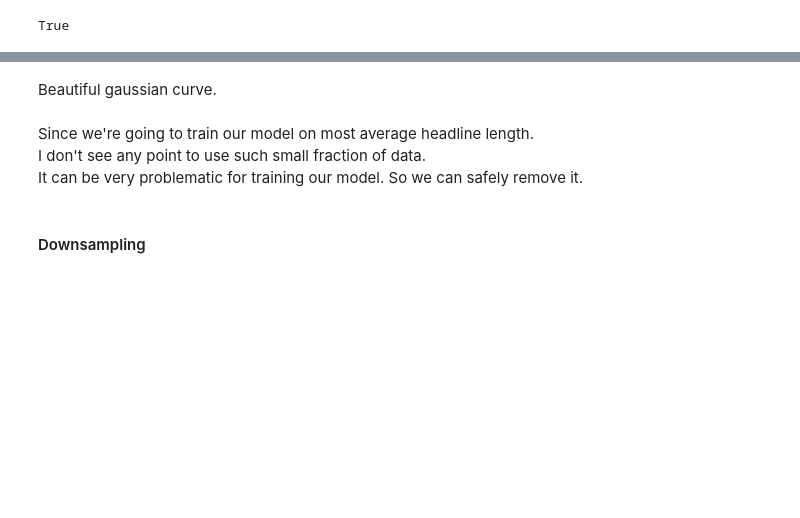
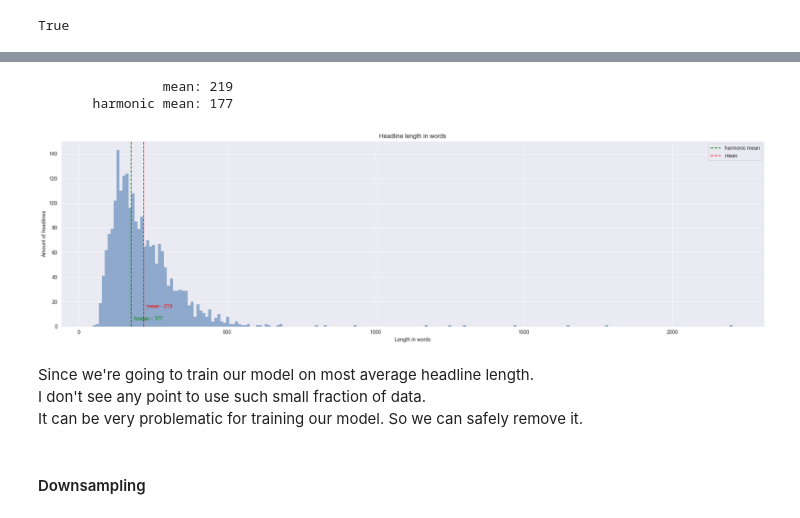
Before and after one commit to gracjan-p/bbc, a Jupyter notebook: notebooks/main.ipynb, the cells around one changed output, grey strips where cells are left out. Saved outputs shown, nothing was run; the diff lists cells and outputs as text; code cells hidden in the pictures; blank space fills up the shorter version.

```diff
--- a/notebooks/main.ipynb
+++ b/notebooks/main.ipynb
@@ -26,4 +26,3 @@ df
 2225 rows × 2 columns
 # %%
-df = df[['headline', 'short_description', 'category']]
-df
+df.info()
@@ -30,2 +39,2 @@ df
 # %%
-df['headline'] = df['headline'] + df['short_description']
+df['category'].unique()
@@ -32,3 +48,3 @@ df['headline'] = df['headline'] + df['short_description']
 # %%
-df['headline_len'] = df['headline'].apply(lambda x: len(str(x).split()))
-df['headline_len']
+df['length'] = df['text'].apply(lambda x: len(x.split()))
+df['length']
@@ -35,33 +64,40 @@ df['headline_len']
 # %%
 from matplotlib import pyplot as plt
 from scipy.stats import hmean
 import seaborn as sb
 
 mid_blue = '#6f93bf'
 mid_red = '#bf6f6f'
 
-min_headline_len = 0
-max_headline_len = 20
+min_headline_len = df['length'].min()
+max_headline_len = df['length'].max()
 
-headline_mean = df['headline_len'].mean()
-harmonic_headline_mean = hmean(df['headline_len'])
+headline_mean = round(df['length'].mean())
+headline_hmean = round(hmean(df['length']))
 
 print(
-    f"{"mean":>20}: {headline_mean:.2f}",
-    f"{"harmonic mean":>20}: {harmonic_headline_mean:.2f}", sep='\n'
+    f"{"mean":>20}: {headline_mean}",
+    f"{"harmonic mean":>20}: {headline_hmean}", sep='\n'
 )
 
 fig, axes = plt.subplots(figsize=(20, 6))
 
+sb.histplot(df['length'], ax=axes, binwidth=10, linewidth=0, color=mid_blue)
+axes.axvline(headline_hmean, color='g', linestyle='--', label='harmonic mean')
+axes.annotate(text=f"hmean - {headline_hmean}", xy=(headline_hmean+10, 5), color='g')
+axes.axvline(headline_mean, color='r', linestyle='--', label='mean')
+axes.annotate(text=f"mean - {headline_mean}", xy=(headline_mean+10, 15), color='r')
+
 axes.set_title('Headline length in words')
 axes.set_xlabel('Length in words')
 axes.set_ylabel('Amount of headlines')
-sb.histplot(df['headline_len'], ax=axes, binwidth=0.5, linewidth=0, color=mid_blue)
-axes.axvline(x=max_headline_len, color=mid_red, linestyle='--', label='cutoff')
+axes.legend()
 
 plt.tight_layout()
+# %% [output]
+                mean: 219
+       harmonic mean: 177
+[figure, added]
-# %% [markdown]
-Beautiful gaussian curve.
 # %%
 headline_cut_to = lambda min, max: (df['headline_len'] > min) & (df['headline_len'] <= max)
 
```
Also changed, not shown: parts of 5 cells of this notebook, 6 other files.
